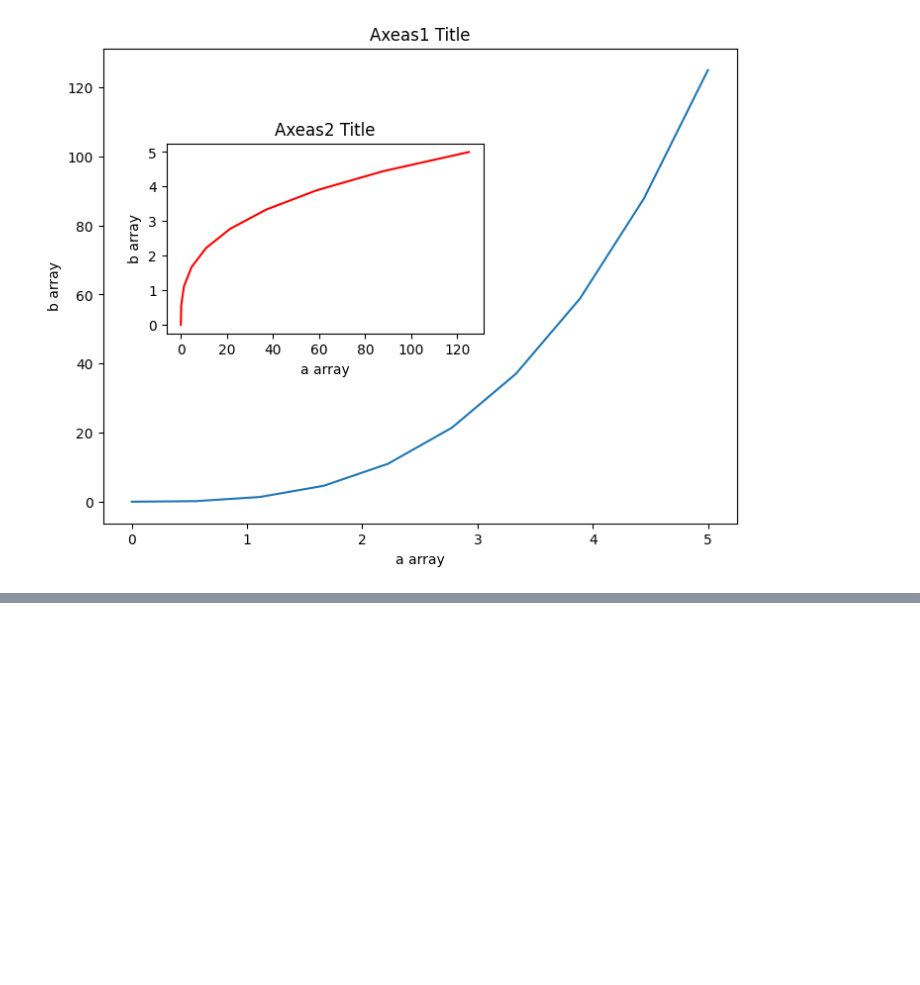
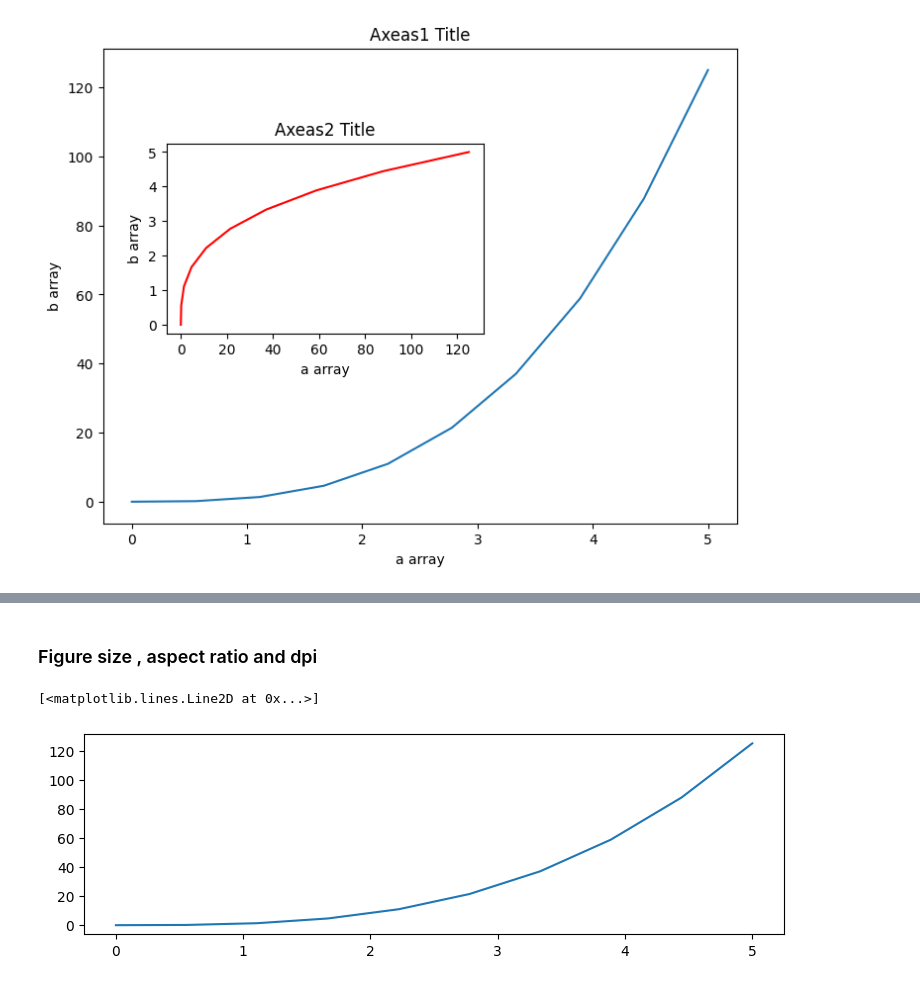
Before and after one commit to KRATOSru/data-scien-basic, a Jupyter notebook: matplotlib/part_1.ipynb, the cells around one changed output, grey strips where cells are left out. Saved outputs shown, nothing was run; the diff lists cells and outputs as text; code cells hidden in the pictures; blank space fills up the shorter version.

```diff
--- a/matplotlib/part_1.ipynb
+++ b/matplotlib/part_1.ipynb
@@ -93,0 +129,9 @@ Text(0.5, 1.0, 'Axeas2 Title')
+# %% [markdown]
+### Figure size , aspect ratio and dpi
+# %%
+figure = plt.figure(figsize=(7, 2))
+axes = figure.add_axes([0, 0, 1, 1])
+axes.plot(a, b)
+# %% [output]
+[<matplotlib.lines.Line2D at 0x...>]
+[figure, added]
```
Also changed, not shown: parts of 12 cells of this notebook, 1 other file.
